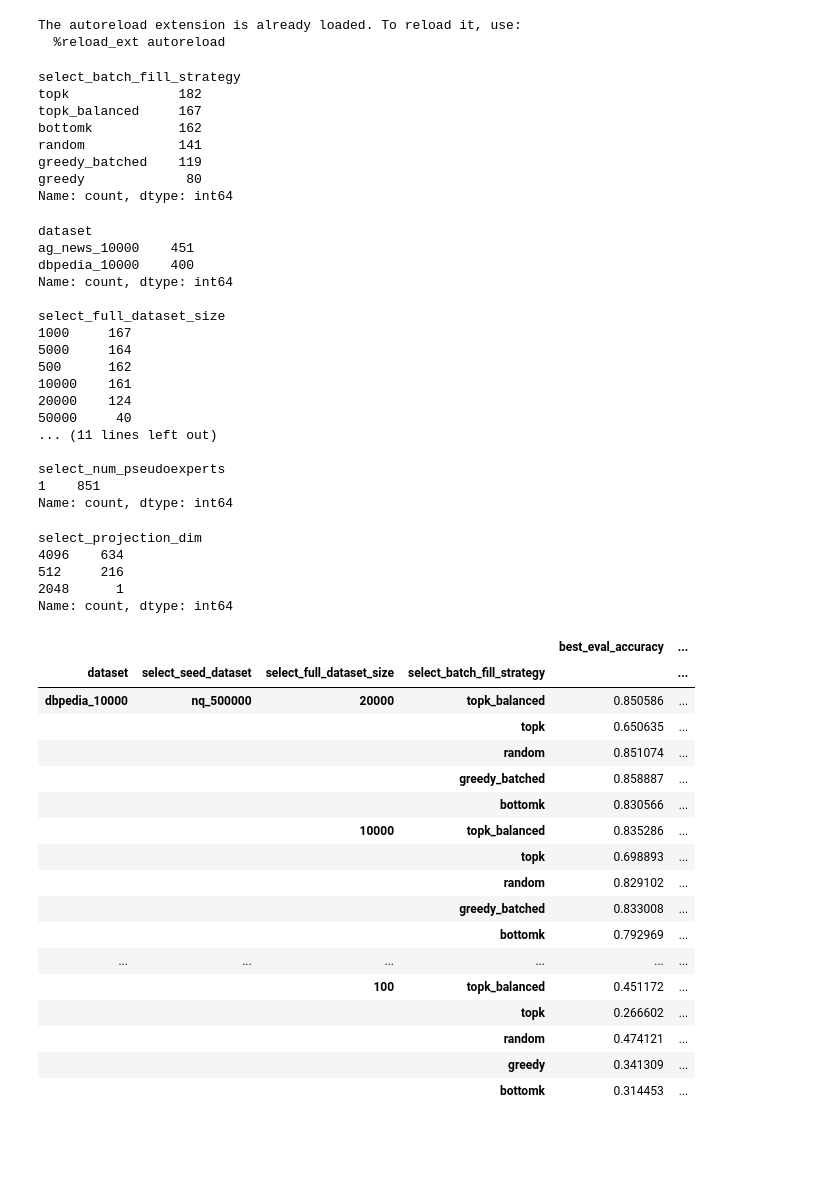
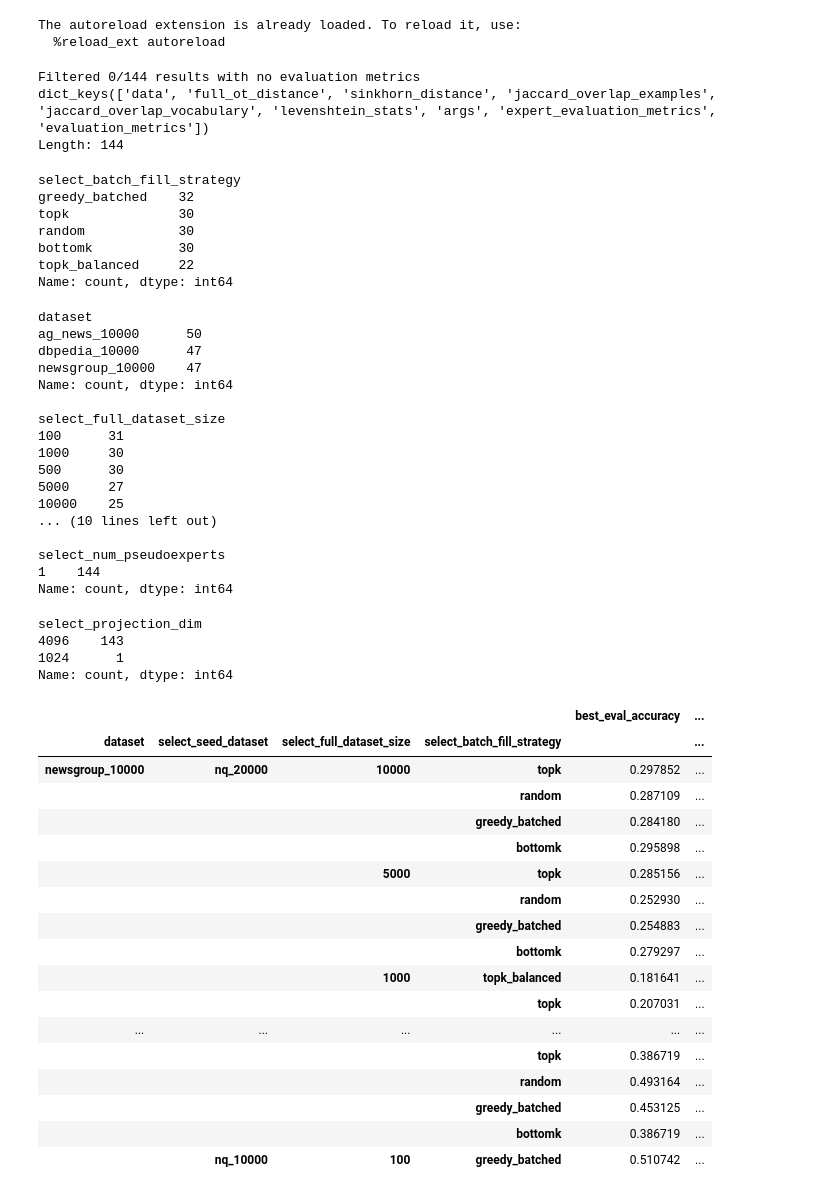
Before and after one commit to jxmorris12/reverse-training, a Jupyter notebook: nbs/2025_03_23_Experiments_first_try.ipynb, the cells around one changed output. Cells and saved outputs as stored; diff of their text form; code cells hidden in the pictures; blank space fills up the shorter version.

```diff
--- a/nbs/2025_03_23_Experiments_first_try.ipynb
+++ b/nbs/2025_03_23_Experiments_first_try.ipynb
@@ -18,19 +18,22 @@ HOME_DIR = "/home/jxm/reverse-training"
 df = load_results_as_df(os.path.join(HOME_DIR, "results"))
 # df = df[df["select_seed_dataset"].str.endswith("200000")]
 # df = df[df["select_seed_dataxset"].str.endswith("500000")]
-df = df[df["select_label_strategy"] == "auto"]
-df = df[df["select_num_pseudoexperts"] == 1]
-len(df)
+# df = df[df["select_label_strategy"] == "auto"]
+# df = df[df["select_num_pseudoexperts"] == 1]
+print("Length:", len(df))
+# %% [output]
+Filtered 0/144 results with no evaluation metrics
+dict_keys(['data', 'full_ot_distance', 'sinkhorn_distance', 'jaccard_overlap_examples', 'jaccard_overlap_vocabulary', 'levenshtein_stats', 'args', 'expert_evaluation_metrics', 'evaluation_metrics'])
+Length: 144
 # %%
 df["select_batch_fill_strategy"].value_counts()
 # %% [output]
 select_batch_fill_strategy
-topk              182
-topk_balanced     167
-bottomk           162
-random            141
-greedy_batched    119
-greedy             80
+greedy_batched    32
+topk              30
+random            30
+bottomk           30
+topk_balanced     22
 Name: count, dtype: int64
 # %%
 print(df["dataset"].value_counts(), "\n")
@@ -39,59 +42,58 @@ print(df["select_batch_fill_strategy"].value_counts(), "\n")
 print(df["select_num_pseudoexperts"].value_counts(), "\n")
 # %% [output]
 dataset
-ag_news_10000    451
-dbpedia_10000    400
+ag_news_10000      50
+dbpedia_10000      47
+newsgroup_10000    47
 Name: count, dtype: int64
 
 select_full_dataset_size
-1000     167
-5000     164
-500      162
-10000    161
-20000    124
-50000     40
-... (11 lines left out)
+100      31
+1000     30
+500      30
+5000     27
+10000    25
+... (10 lines left out)
 
 select_num_pseudoexperts
-1    851
+1    144
 Name: count, dtype: int64
 # %%
 df["select_projection_dim"].value_counts()
 # %% [output]
 select_projection_dim
-4096    634
-512     216
-2048      1
+4096    143
+1024      1
 Name: count, dtype: int64
 # %%
 import pandas as pd
 
 pd.set_option('display.max_rows', None)
 
 dv_cols = ["dataset", "select_seed_dataset", "select_full_dataset_size", "select_batch_fill_strategy"]
 
 iv_cols = ["best_eval_accuracy", "dataset_sinkhorn_distance", "dataset_jaccard_overlap_vocabulary"]
 
 final_df = df
 # final_df = df[df["select_seed_dataset"] == "nq_500000"]
 
-final_df.groupby(dv_cols)[iv_cols].mean().sort_values(by=["dataset","select_seed_dataset", "select_full_dataset_size", "select_batch_fill_strategy"], ascending=False)
+final_df.groupby(dv_cols)[iv_cols].min().sort_values(by=["dataset","select_seed_dataset", "select_full_dataset_size", "select_batch_fill_strategy"], ascending=False)
 # %% [output]
 |  |  |  |  | best_eval_accuracy | ... |
 | dataset | select_seed_dataset | select_full_dataset_size | select_batch_fill_strategy |  | ... |
-| dbpedia_10000 | nq_500000 | 20000 | topk_balanced | 0.850586 | ... |
-|  |  |  | topk | 0.650635 | ... |
-|  |  |  | random | 0.851074 | ... |
-|  |  |  | greedy_batched | 0.858887 | ... |
-|  |  |  | bottomk | 0.830566 | ... |
-|  |  | 10000 | topk_balanced | 0.835286 | ... |
-|  |  |  | topk | 0.698893 | ... |
-|  |  |  | random | 0.829102 | ... |
-|  |  |  | greedy_batched | 0.833008 | ... |
-|  |  |  | bottomk | 0.792969 | ... |
+| newsgroup_10000 | nq_20000 | 10000 | topk | 0.297852 | ... |
+|  |  |  | random | 0.287109 | ... |
+|  |  |  | greedy_batched | 0.284180 | ... |
+|  |  |  | bottomk | 0.295898 | ... |
+|  |  | 5000 | topk | 0.285156 | ... |
+|  |  |  | random | 0.252930 | ... |
+|  |  |  | greedy_batched | 0.254883 | ... |
+|  |  |  | bottomk | 0.279297 | ... |
+|  |  | 1000 | topk_balanced | 0.181641 | ... |
+|  |  |  | topk | 0.207031 | ... |
 | ... | ... | ... | ... | ... | ... |
-|  |  | 100 | topk_balanced | 0.451172 | ... |
-|  |  |  | topk | 0.266602 | ... |
-|  |  |  | random | 0.474121 | ... |
-|  |  |  | greedy | 0.341309 | ... |
-|  |  |  | bottomk | 0.314453 | ... |
+|  |  |  | topk | 0.386719 | ... |
+|  |  |  | random | 0.493164 | ... |
+|  |  |  | greedy_batched | 0.453125 | ... |
+|  |  |  | bottomk | 0.386719 | ... |
+|  | nq_10000 | 100 | greedy_batched | 0.510742 | ... |
```
Also changed, not shown: 6 other files.
